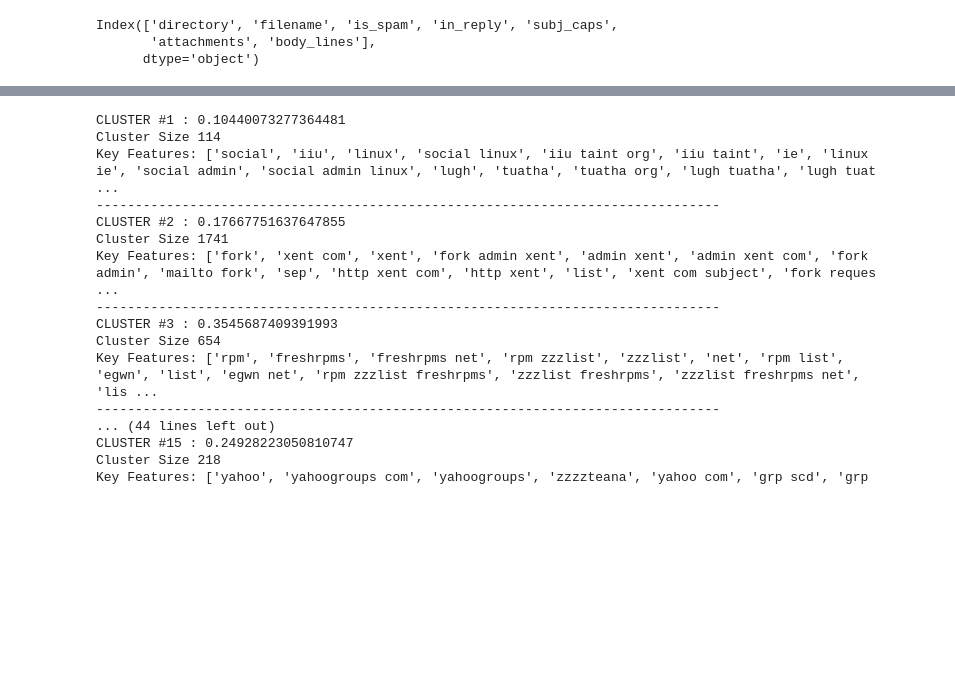
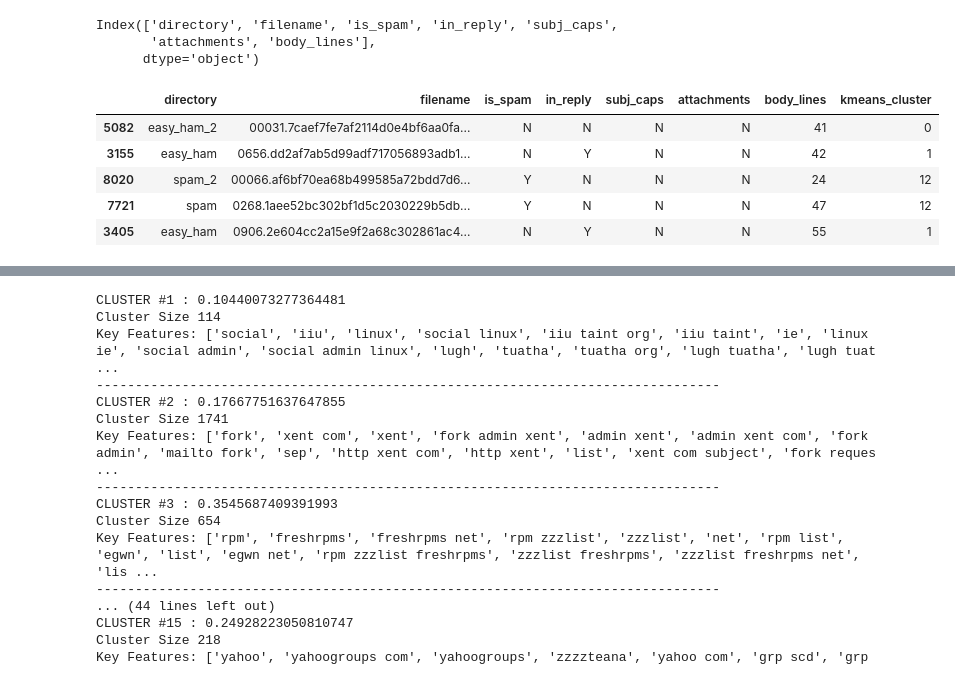
Before and after one commit to bSharpCyclist/MSDS-7333-QTW, a Jupyter notebook: Dan_C3.ipynb, the cells around one changed output, grey strips where cells are left out. Drawn from its saved outputs; the diff is of its cells as text; code cells hidden in the pictures; blank space fills up the shorter version.

```diff
--- a/Dan_C3.ipynb
+++ b/Dan_C3.ipynb
@@ -227,3 +227,12 @@ print(df.columns)
 Index(['directory', 'filename', 'is_spam', 'in_reply', 'subj_caps',
        'attachments', 'body_lines'],
       dtype='object')
+# %%
+df.sample(5)
+# %% [output]
+|  | directory | filename | is_spam | in_reply | subj_caps | attachments | body_lines | kmeans_cluster |
+| 5082 | easy_ham_2 | 00031.7caef7fe7af2114d0e4bf6aa0fa... | N | N | N | N | 41 | 0 |
+| 3155 | easy_ham | 0656.dd2af7ab5d99adf717056893adb1... | N | Y | N | N | 42 | 1 |
+| 8020 | spam_2 | 00066.af6bf70ea68b499585a72bdd7d6... | Y | N | N | N | 24 | 12 |
+| 7721 | spam | 0268.1aee52bc302bf1d5c2030229b5db... | Y | N | N | N | 47 | 12 |
+| 3405 | easy_ham | 0906.2e604cc2a15e9f2a68c302861ac4... | N | Y | N | N | 55 | 1 |
```
Also changed, not shown: parts of 10 cells of this notebook.
